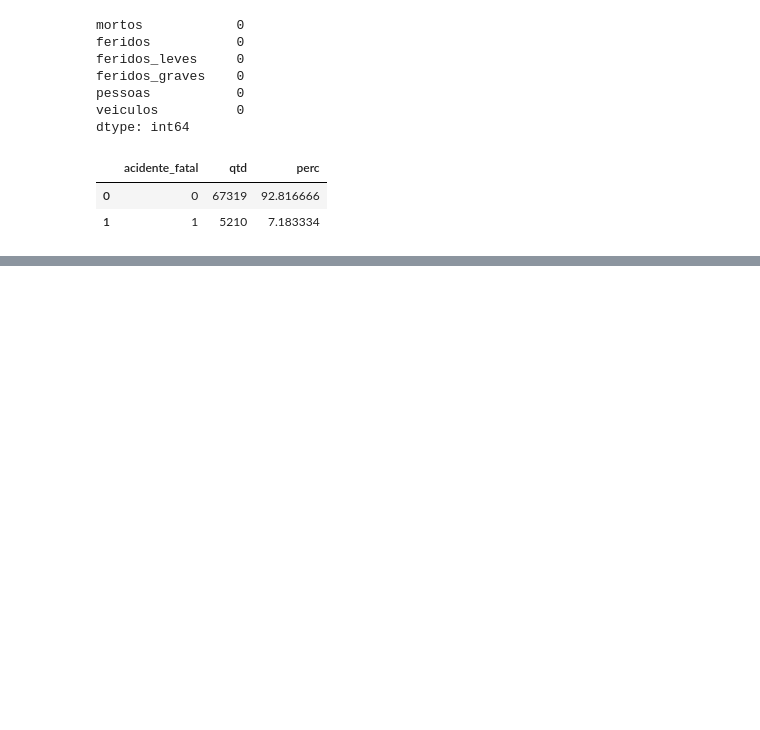
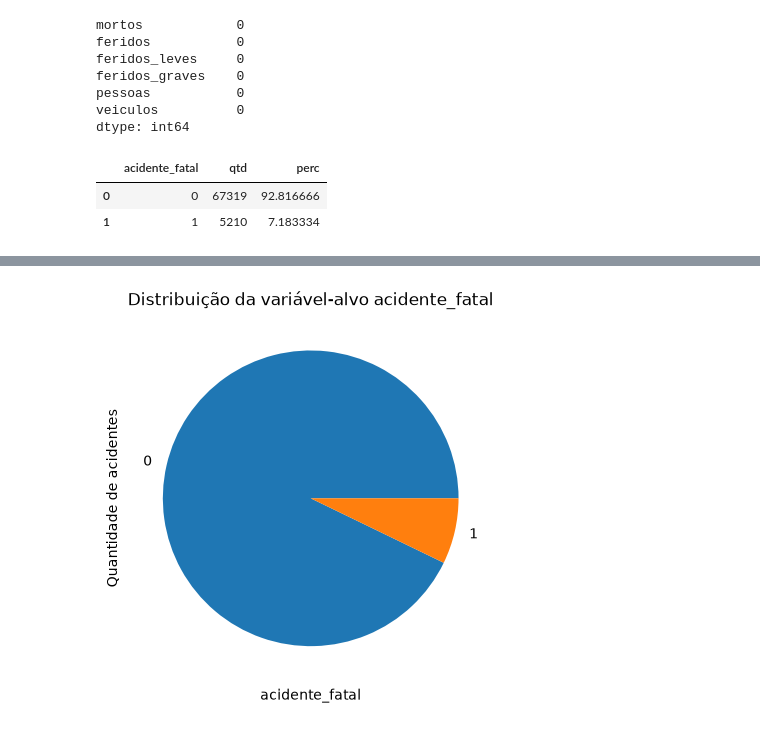
Before and after one commit to Rafah963/FAP-2026-AnaliseDados, a Jupyter notebook: notebooks/modulo04.ipynb, the cells around one changed output, grey strips where cells are left out. Drawn from its saved outputs; the diff is of its cells as text; code cells hidden in the pictures; blank space fills up the shorter version.

```diff
--- a/notebooks/modulo04.ipynb
+++ b/notebooks/modulo04.ipynb
@@ -449,0 +468,4 @@ df.head()
+# %%
+df["tracado_via"] = df["tracado_via"].str.split(";")
+
+display(df["tracado_via"].value_counts(dropna=False).sort_index())
@@ -449,0 +486,7 @@ df.head()
+# %%
+df["total_vitimas"] = df["mortos"] + df["feridos"]
+
+df["acidente_grave"] = np.where(
+    (df["mortos"] >= 1) | (df["feridos_graves"] >= 1), 1, 0)
+
+df["indice_gravidade"] = df["mortos"] * 3 + df["feridos_graves"] * 2 + df["feridos_leves"] * 1
@@ -449,0 +502,16 @@ df.head()
+# %%
+def formatar_br(valor):
+    if pd.isna(valor) or valor == 0:
+        return "BR-IGNORADA"
+    return f"BR-{int(valor):03d}"
+
+df["br_formatada"] = df["br"].apply(formatar_br)
+
+df["chave_localidade"] = (
+        df["uf"].astype(str) + "_" +
+        df["municipio"].astype(str) + "_" +
+        df["br_formatada"].astype(str)
+)
+
+display(df[["uf","municipio","br",
+ "br_formatada","chave_localidade"]].head())
@@ -449,0 +646,15 @@ df.head()
+# %%
+ax = (
+    df["acidente_fatal"]
+    .value_counts()
+    .sort_index()
+    .plot(kind="pie")
+)
+ax.set_title(
+ "Distribuição da variável-alvo "
+ "acidente_fatal")
+ax.set_xlabel("acidente_fatal")
+ax.set_ylabel("Quantidade de acidentes")
+plt.show()
+# %% [output]
+[figure, added]
```
Also changed, not shown: parts of 21 cells of this notebook, 5 other files.
